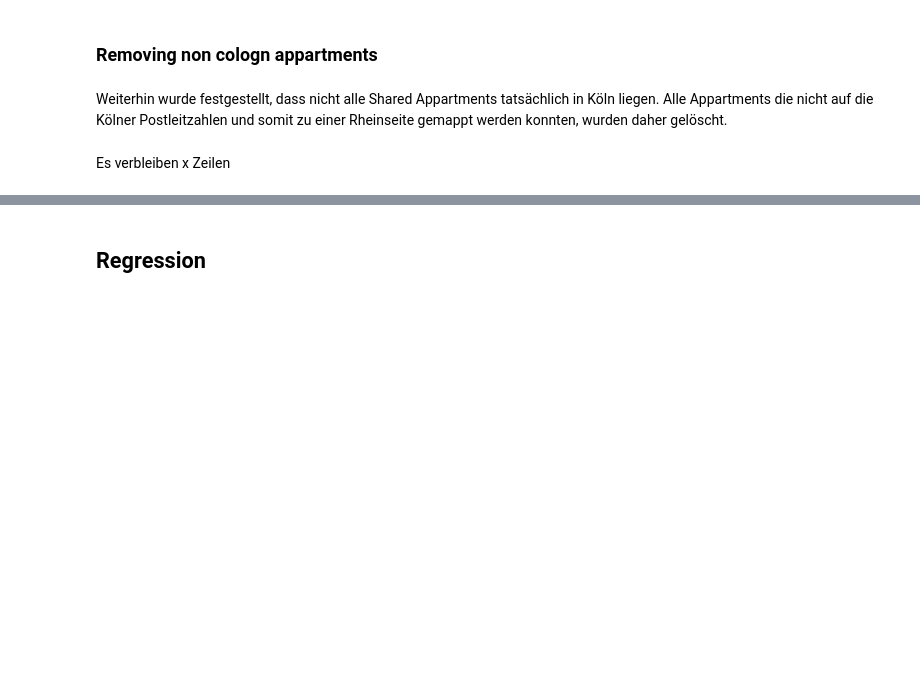
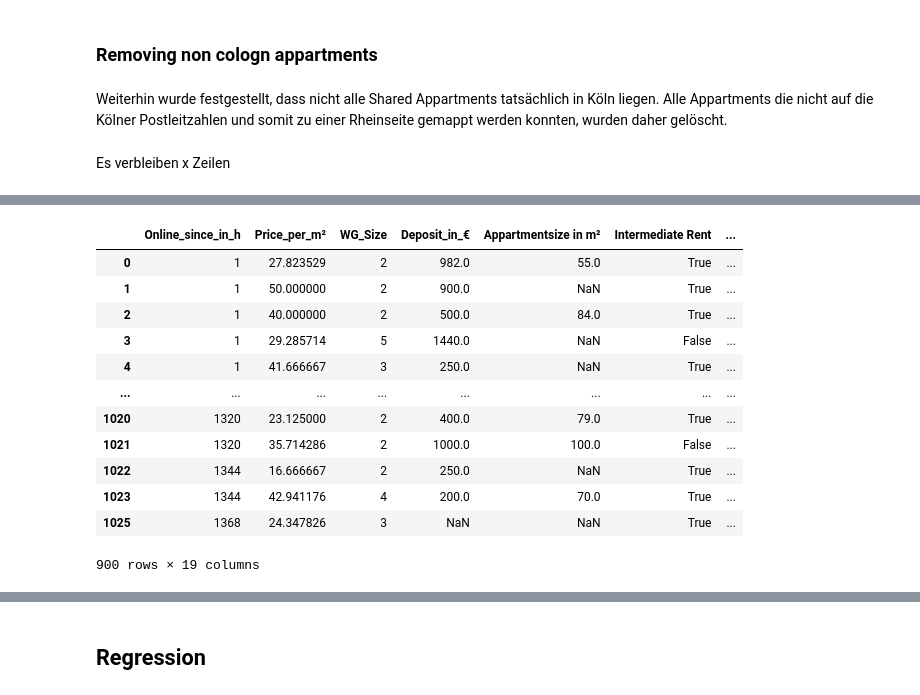
Before and after one commit to iwh-halle/fdap-2024-julian-456, a Jupyter notebook: appartment_analysis/data_analysis/data_analysis.ipynb, the cells around one changed output, grey strips where cells are left out. Drawn from its saved outputs; the diff is of its cells as text; code cells hidden in the pictures; blank space fills up the shorter version.

```diff
--- a/appartment_analysis/data_analysis/data_analysis.ipynb
+++ b/appartment_analysis/data_analysis/data_analysis.ipynb
@@ -62,0 +131,28 @@ Es verbleiben x Zeilen
+# %%
+duration_df = filtered_df.drop(['Warm_Rent_in_€', 'Cold_Rent_in_€', 'Roomsize in m²', 'Size'], axis=1)    # droping, because they are related to Price_per_m²
+duration_df = duration_df.drop(['Total_People'], axis=1)                                                  # droping, because it is related to Wg_size
+
+# Define new order of columns
+new_order = ['Online_since_in_h', 'Price_per_m²', 'WG_Size', 'Deposit_in_€', 'Appartmentsize in m²',
+            'Intermediate Rent', 'left_rhine_side', 'Weighted_Average_Sentiment',
+            'Min_Age', 'Max_Age', 'Parking', 'Floor',
+            'Smoking', 'Garden_Balcony', 'Dist_center_in_km', 'Title_Length',
+            'Description_Length', 'Fact_Count', 'Population_per_km²']
+
+duration_df = duration_df[new_order]
+
+duration_df
+# %% [output]
+|  | Online_since_in_h | Price_per_m² | WG_Size | Deposit_in_€ | Appartmentsize in m² | Intermediate Rent | ... |
+| 0 | 1 | 27.823529 | 2 | 982.0 | 55.0 | True | ... |
+| 1 | 1 | 50.000000 | 2 | 900.0 | NaN | True | ... |
+| 2 | 1 | 40.000000 | 2 | 500.0 | 84.0 | True | ... |
+| 3 | 1 | 29.285714 | 5 | 1440.0 | NaN | False | ... |
+| 4 | 1 | 41.666667 | 3 | 250.0 | NaN | True | ... |
+| ... | ... | ... | ... | ... | ... | ... | ... |
+| 1020 | 1320 | 23.125000 | 2 | 400.0 | 79.0 | True | ... |
+| 1021 | 1320 | 35.714286 | 2 | 1000.0 | 100.0 | False | ... |
+| 1022 | 1344 | 16.666667 | 2 | 250.0 | NaN | True | ... |
+| 1023 | 1344 | 42.941176 | 4 | 200.0 | 70.0 | True | ... |
+| 1025 | 1368 | 24.347826 | 3 | NaN | NaN | True | ... |
+900 rows × 19 columns
```
Also changed, not shown: parts of 70 cells of this notebook, 1 other file.
